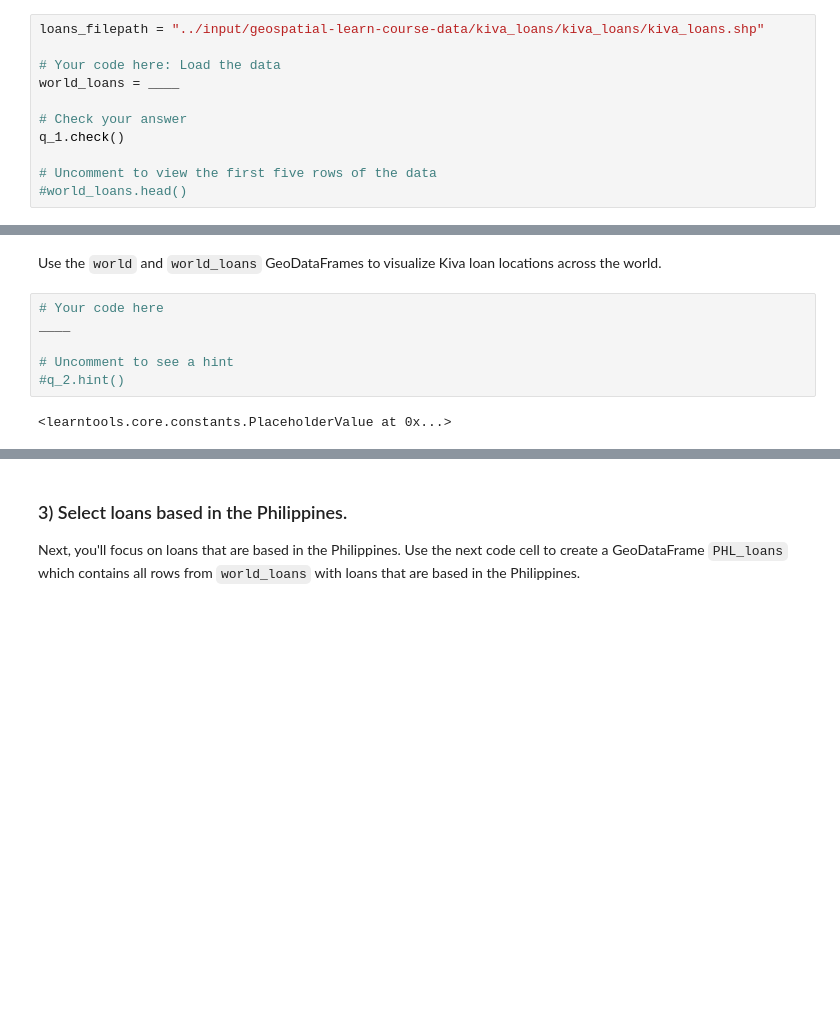
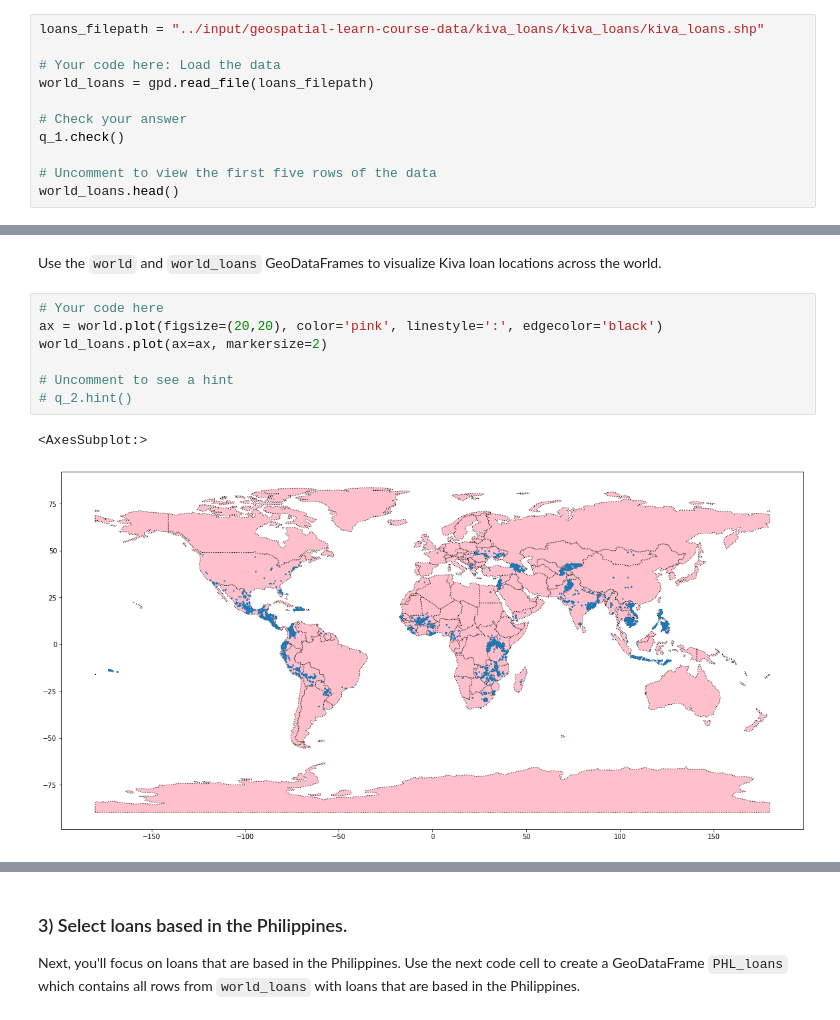
Before and after one commit to prototyyype/kaggle-practice, a Jupyter notebook: geospatial-analysis/exercise-your-first-map.ipynb, the cells around one changed output, grey strips where cells are left out. Drawn from its saved outputs; the diff is of its cells as text; blank space fills up the shorter version.

```diff
--- a/geospatial-analysis/exercise-your-first-map.ipynb
+++ b/geospatial-analysis/exercise-your-first-map.ipynb
@@ -30,12 +30,12 @@ Use the next cell to load the shapefile located at `loans_filepath` to create a
 loans_filepath = "../input/geospatial-learn-course-data/kiva_loans/kiva_loans/kiva_loans.shp"
 
 # Your code here: Load the data
-world_loans = ____
+world_loans = gpd.read_file(loans_filepath)
 
 # Check your answer
 q_1.check()
 
 # Uncomment to view the first five rows of the data
-#world_loans.head()
+world_loans.head()
 # %% [output]
 [interactive output not drawn]
@@ -64,12 +70,14 @@ world.head()
 Use the `world` and `world_loans` GeoDataFrames to visualize Kiva loan locations across the world.
 # %%
 # Your code here
-____
+ax = world.plot(figsize=(20,20), color='pink', linestyle=':', edgecolor='black')
+world_loans.plot(ax=ax, markersize=2)
 
 # Uncomment to see a hint
-#q_2.hint()
+# q_2.hint()
 # %% [output]
-<learntools.core.constants.PlaceholderValue at 0x...>
+<AxesSubplot:>
+[figure, added]
 # %%
 # Get credit for your work after you have created a map
 q_2.check()
```
Also changed, not shown: parts of 5 cells of this notebook.
